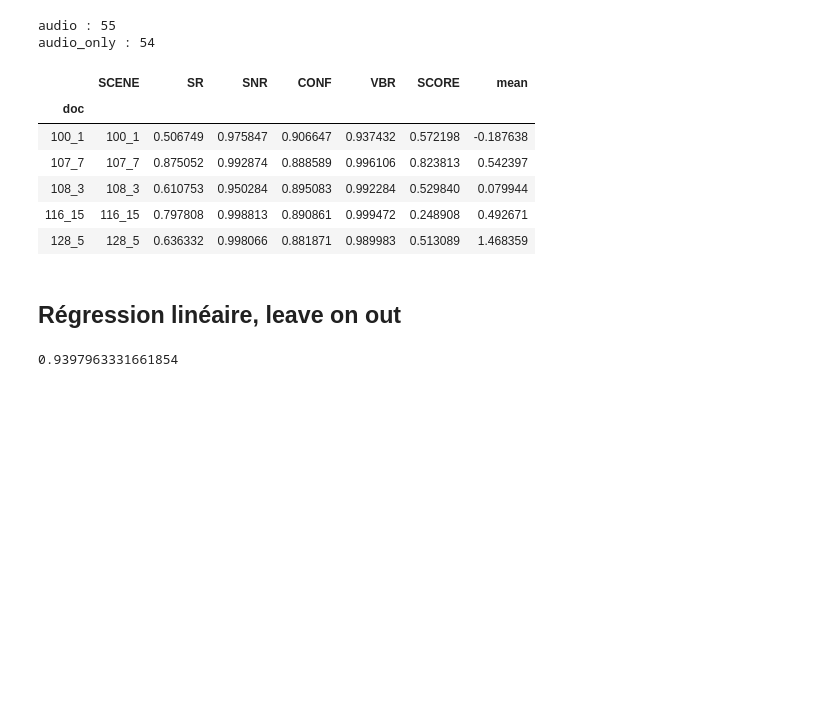
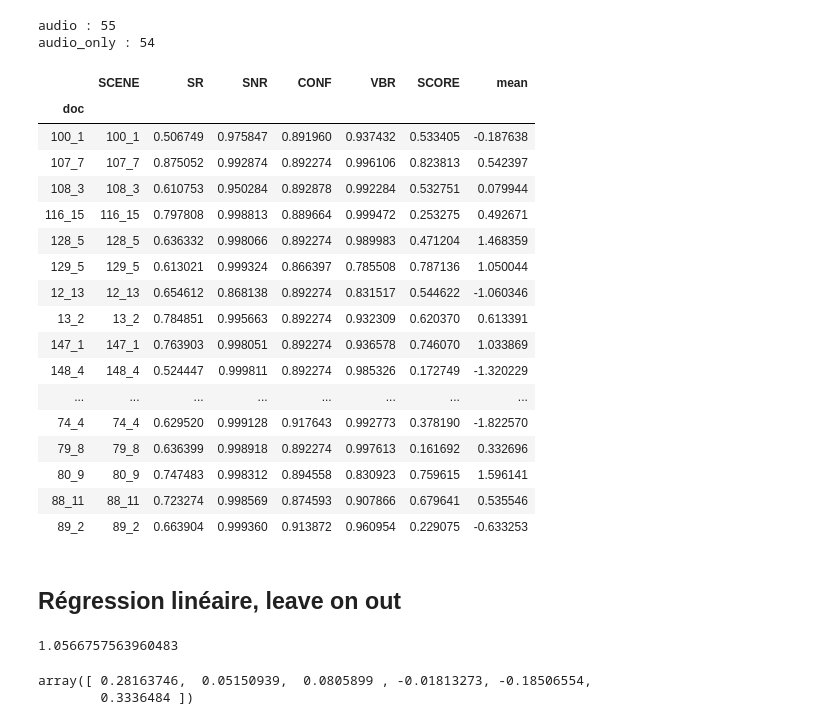
Before and after one commit to vincentnam/Project-Archean, a Jupyter notebook: model.ipynb, the cells around one changed output. Cells and saved outputs as stored; diff of their text form; code cells hidden in the pictures; blank space fills up the shorter version.

```diff
--- a/model.ipynb
+++ b/model.ipynb
@@ -13,7 +13,7 @@ label_normalised_origin = pd.read_csv('./data/label_normalised.csv', sep=",", in
 label_normalised_origin = label_normalised_origin.drop('\t',axis=1)
 label_normalised, noteurs_normalised  = transform_annotation(label_normalised_origin)
 
-graded = label_normalised[(label_normalised['isGraded'] == 1)].copy()
+graded = label_normalised[(label_normalised['isRated'] == 1)].copy()
 
 g_audio, g_audio_only = get_media_type(graded, noteurs_normalised, media='audio')
 # %% [output]
@@ -24,7 +24,7 @@ selected_features = ['SR','SNR','CONF','VBR','SCORE']
 selected_columns = ['SCENE'] + selected_features
 selected_y = 'mean'
 
-audio_features = pd.read_csv('./data/silence_rolling_mean.csv', sep='§', engine='python', index_col=0, encoding='utf-8')
+audio_features = pd.read_csv('./data/silence_rolling_mean_new.csv', sep='§', engine='python', index_col=0, encoding='utf-8')
 
 DF = pd.merge(audio_features[selected_columns], g_audio_only.drop('count',axis=1),
               left_on='SCENE', right_on='doc').sort_values(by=['SCENE'])
@@ -34,15 +34,26 @@ DF.set_index('doc',inplace=True)
 for c in selected_features:
     DF.loc[np.isnan(DF.loc[:,c]),c] = np.nanmean(DF.loc[:,c])
 # %%
-DF.head()
+DF
 # %% [output]
 |  | SCENE | SR | SNR | CONF | VBR | SCORE | mean |
 | doc |  |  |  |  |  |  |  |
-| 100_1 | 100_1 | 0.506749 | 0.975847 | 0.906647 | 0.937432 | 0.572198 | -0.187638 |
-| 107_7 | 107_7 | 0.875052 | 0.992874 | 0.888589 | 0.996106 | 0.823813 | 0.542397 |
-| 108_3 | 108_3 | 0.610753 | 0.950284 | 0.895083 | 0.992284 | 0.529840 | 0.079944 |
-| 116_15 | 116_15 | 0.797808 | 0.998813 | 0.890861 | 0.999472 | 0.248908 | 0.492671 |
-| 128_5 | 128_5 | 0.636332 | 0.998066 | 0.881871 | 0.989983 | 0.513089 | 1.468359 |
+| 100_1 | 100_1 | 0.506749 | 0.975847 | 0.891960 | 0.937432 | 0.533405 | -0.187638 |
+| 107_7 | 107_7 | 0.875052 | 0.992874 | 0.892274 | 0.996106 | 0.823813 | 0.542397 |
+| 108_3 | 108_3 | 0.610753 | 0.950284 | 0.892878 | 0.992284 | 0.532751 | 0.079944 |
+| 116_15 | 116_15 | 0.797808 | 0.998813 | 0.889664 | 0.999472 | 0.253275 | 0.492671 |
+| 128_5 | 128_5 | 0.636332 | 0.998066 | 0.892274 | 0.989983 | 0.471204 | 1.468359 |
+| 129_5 | 129_5 | 0.613021 | 0.999324 | 0.866397 | 0.785508 | 0.787136 | 1.050044 |
+| 12_13 | 12_13 | 0.654612 | 0.868138 | 0.892274 | 0.831517 | 0.544622 | -1.060346 |
+| 13_2 | 13_2 | 0.784851 | 0.995663 | 0.892274 | 0.932309 | 0.620370 | 0.613391 |
+| 147_1 | 147_1 | 0.763903 | 0.998051 | 0.892274 | 0.936578 | 0.746070 | 1.033869 |
+| 148_4 | 148_4 | 0.524447 | 0.999811 | 0.892274 | 0.985326 | 0.172749 | -1.320229 |
+| ... | ... | ... | ... | ... | ... | ... | ... |
+| 74_4 | 74_4 | 0.629520 | 0.999128 | 0.917643 | 0.992773 | 0.378190 | -1.822570 |
+| 79_8 | 79_8 | 0.636399 | 0.998918 | 0.892274 | 0.997613 | 0.161692 | 0.332696 |
+| 80_9 | 80_9 | 0.747483 | 0.998312 | 0.894558 | 0.830923 | 0.759615 | 1.596141 |
+| 88_11 | 88_11 | 0.723274 | 0.998569 | 0.874593 | 0.907866 | 0.679641 | 0.535546 |
+| 89_2 | 89_2 | 0.663904 | 0.999360 | 0.913872 | 0.960954 | 0.229075 | -0.633253 |
 # %% [markdown]
 ## Régression linéaire, leave on out
 # %%
@@ -63,6 +74,8 @@ preds_test = np.zeros(len(X))
 loo = LeaveOneOut()
 loo.get_n_splits(X)
 
+coefficients = np.zeros([len(X),len(selected_features)+1])
+
 for i,(train_index, test_index) in enumerate(loo.split(X)):
 
     X_train, X_test = X[train_index], X[test_index]
@@ -70,9 +83,15 @@ for i,(train_index, test_index) in enumerate(loo.split(X)):
 
     reg = LinearRegression().fit(X_train, y_train)
     preds_test[i] = reg.predict(X_test)
+    coefficients[i,:] = [reg.intercept_] + reg.coef_.tolist()
 
 erreurs = y - preds_test
 rmse_test = np.sqrt(np.mean(erreurs**2))
 rmse_test
 # %% [output]
-0.9397963331661854
+1.0566757563960483
+# %%
+coefficients.mean(axis=0)
+# %% [output]
+array([ 0.28163746,  0.05150939,  0.0805899 , -0.01813273, -0.18506554,
+        0.3336484 ])
```
Also changed, not shown: 3 other files.
